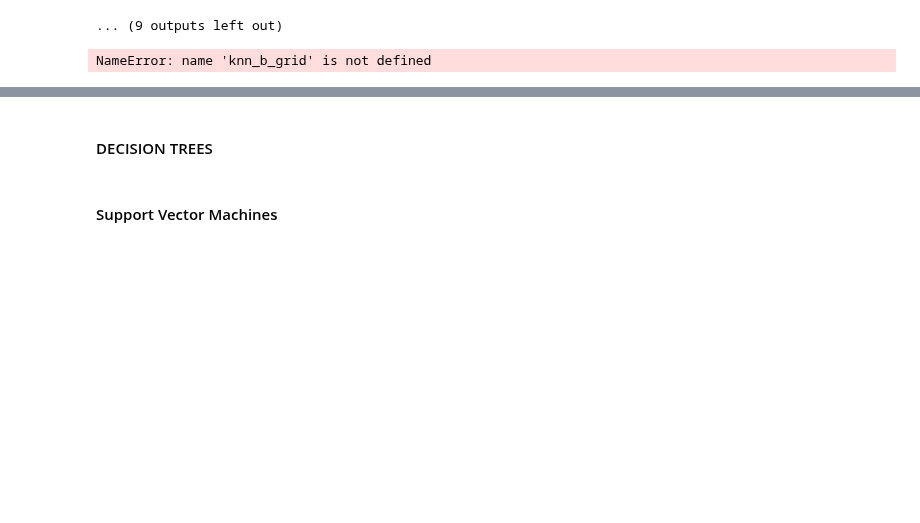
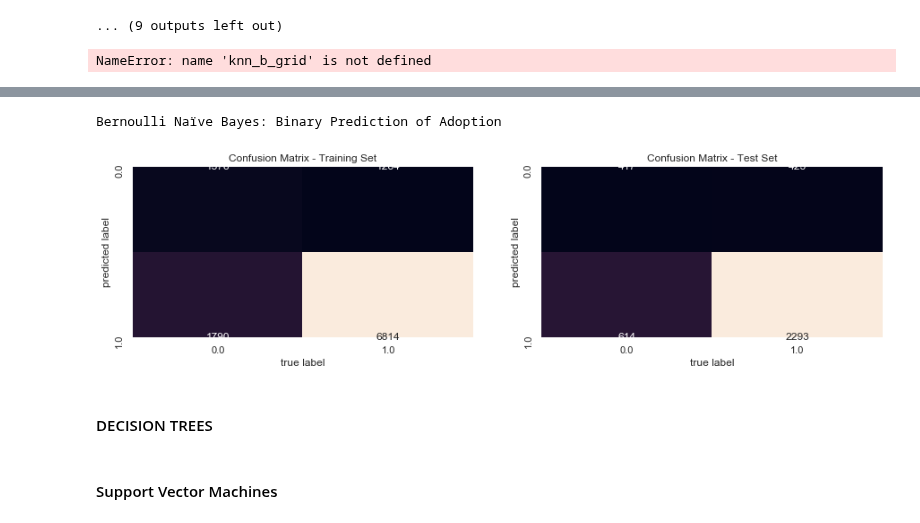
Before and after one commit to beatriz-lima/Machine-Learning-2019, a Jupyter notebook: Notes_Project.ipynb, the cells around one changed output, grey strips where cells are left out. Drawn from its saved outputs; the diff is of its cells as text; code cells hidden in the pictures; blank space fills up the shorter version.

```diff
--- a/Notes_Project.ipynb
+++ b/Notes_Project.ipynb
@@ -1083,0 +1077,3 @@ Naive
+# %%
+bnb_b = BernoulliNB()
+bnb_b
@@ -1083,0 +1082,2 @@ Naive
+# %%
+y_train_pred_b_BNB, y_test_pred_b_BNB, trainscore_b_BNB, testscore_b_BNB = model('Bernoulli Naïve Bayes: Binary Prediction of Adoption',X_train,y_train_binary,X_test,y_test_binary,bnb_b)
@@ -1084,3 +1102,8 @@ Naive
+# %%
+confusion ('Bernoulli Naïve Bayes: Binary Prediction of Adoption',y_train_binary,y_train_pred_b_BNB,y_test_binary,y_test_pred_b_BNB)
+# %% [output]
+Bernoulli Naïve Bayes: Binary Prediction of Adoption
+[figure, added]
 # %% [markdown]
 #### DECISION TREES
 # %%
```
Also changed, not shown: parts of 11 cells of this notebook.
